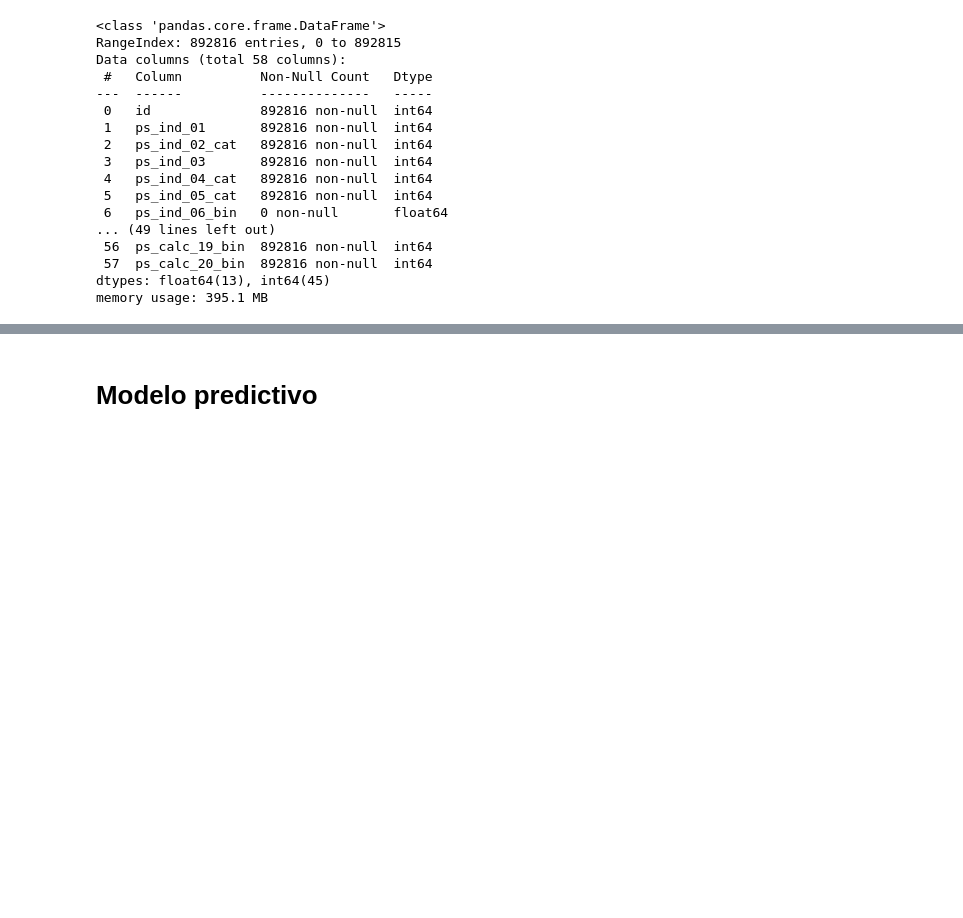
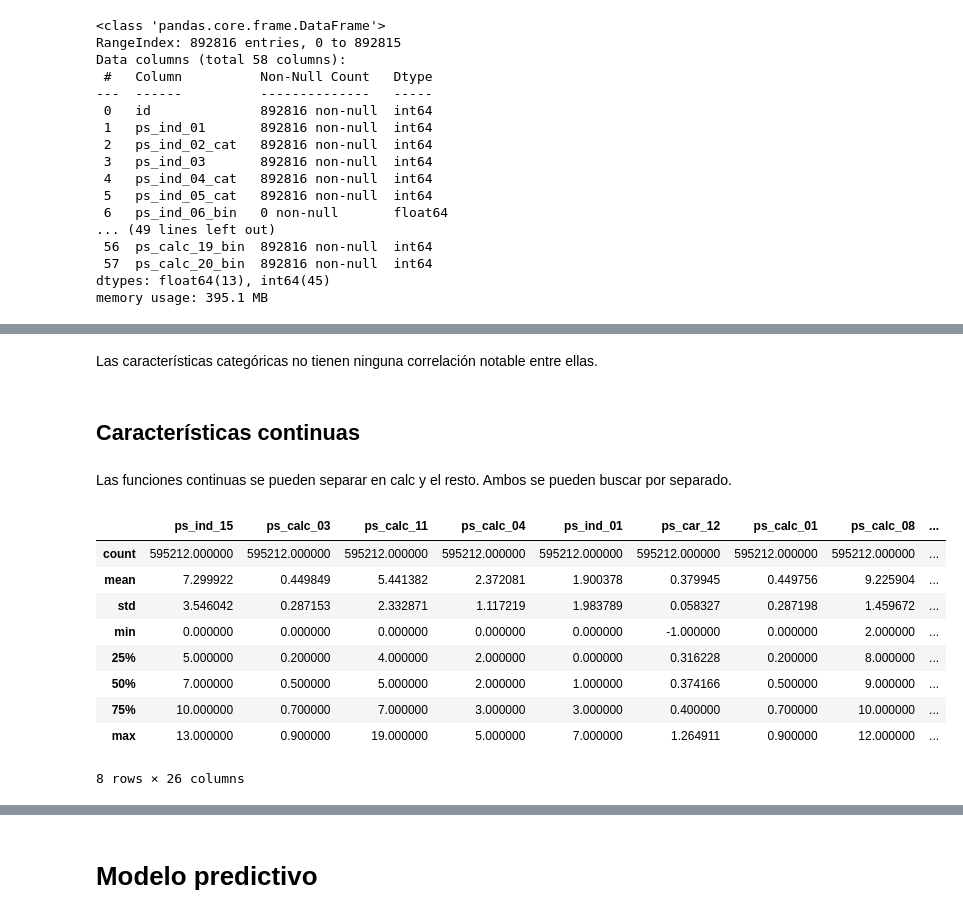
Before and after one commit to danielapavas/Porto_seguro_safe_driver_prediction, a Jupyter notebook: fase-1.ipynb, the cells around one changed output, grey strips where cells are left out. Saved outputs shown, nothing was run; the diff lists cells and outputs as text; code cells hidden in the pictures; blank space fills up the shorter version.

```diff
--- a/fase-1.ipynb
+++ b/fase-1.ipynb
@@ -137,0 +383,19 @@ memory usage: 395.1 MB
+# %% [markdown]
+Las características categóricas no tienen ninguna correlación notable entre ellas.
+# %% [markdown]
+## **Características continuas**
+# %% [markdown]
+Las funciones continuas se pueden separar en calc y el resto. Ambos se pueden buscar por separado.
+# %%
+train[num_features_with_calc].describe()
+# %% [output]
+|  | ps_ind_15 | ps_calc_03 | ps_calc_11 | ps_calc_04 | ps_ind_01 | ps_car_12 | ps_calc_01 | ps_calc_08 | ... |
+| count | 595212.000000 | 595212.000000 | 595212.000000 | 595212.000000 | 595212.000000 | 595212.000000 | 595212.000000 | 595212.000000 | ... |
+| mean | 7.299922 | 0.449849 | 5.441382 | 2.372081 | 1.900378 | 0.379945 | 0.449756 | 9.225904 | ... |
+| std | 3.546042 | 0.287153 | 2.332871 | 1.117219 | 1.983789 | 0.058327 | 0.287198 | 1.459672 | ... |
+| min | 0.000000 | 0.000000 | 0.000000 | 0.000000 | 0.000000 | -1.000000 | 0.000000 | 2.000000 | ... |
+| 25% | 5.000000 | 0.200000 | 4.000000 | 2.000000 | 0.000000 | 0.316228 | 0.200000 | 8.000000 | ... |
+| 50% | 7.000000 | 0.500000 | 5.000000 | 2.000000 | 1.000000 | 0.374166 | 0.500000 | 9.000000 | ... |
+| 75% | 10.000000 | 0.700000 | 7.000000 | 3.000000 | 3.000000 | 0.400000 | 0.700000 | 10.000000 | ... |
+| max | 13.000000 | 0.900000 | 19.000000 | 5.000000 | 7.000000 | 1.264911 | 0.900000 | 12.000000 | ... |
+8 rows × 26 columns
```
Also changed, not shown: parts of 77 cells of this notebook.
